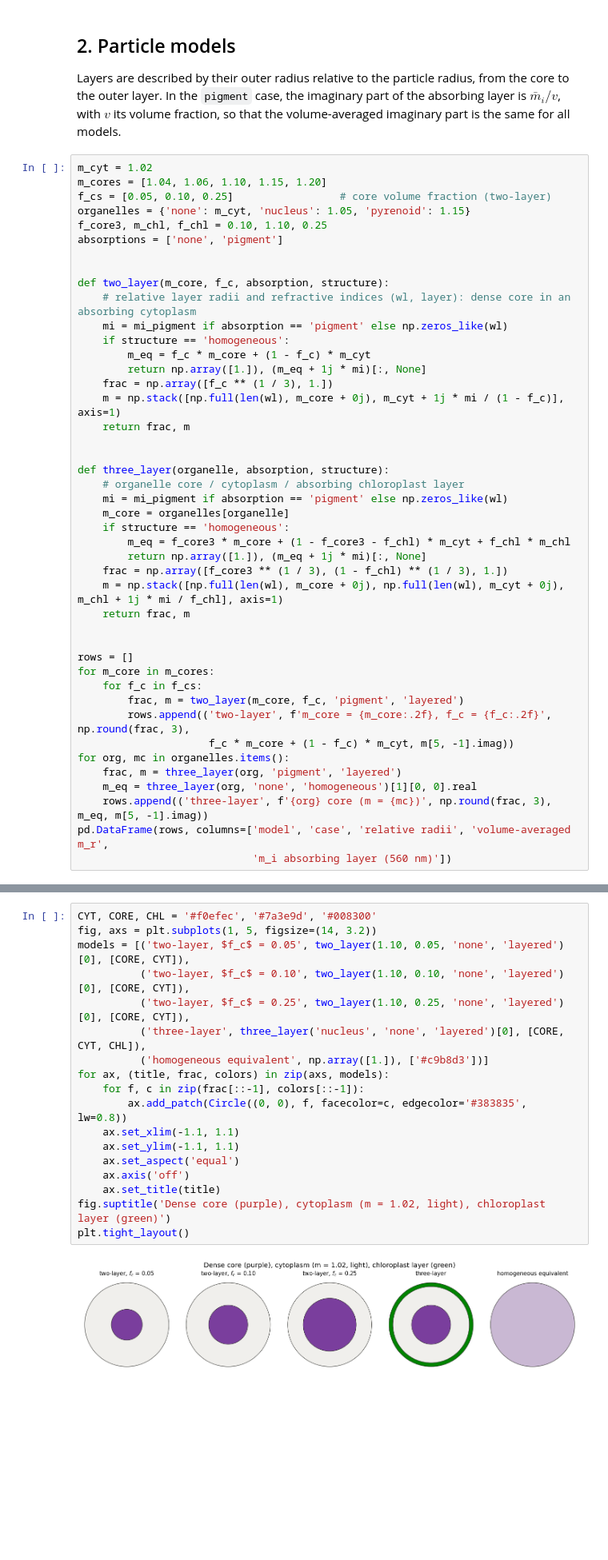
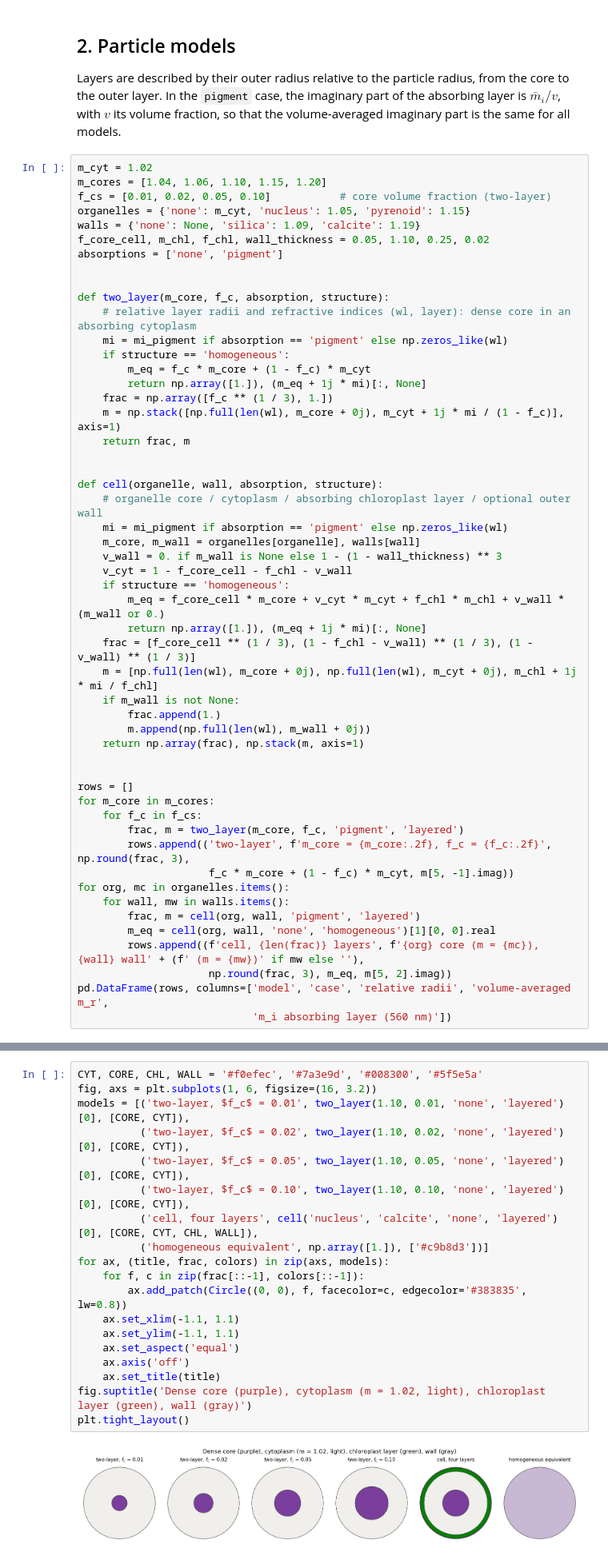
Before and after one commit to Tristanovsk/mopsmap_tbx, a Jupyter notebook: notebook/sensitivity_core_particles.ipynb, the cells around one changed output, grey strips where cells are left out. Shown at 80% size. Drawn from its saved outputs; the diff is of its cells as text; blank space fills up the shorter version.

```diff
--- a/notebook/sensitivity_core_particles.ipynb
+++ b/notebook/sensitivity_core_particles.ipynb
@@ -118,9 +123,10 @@ fraction, so that the volume-averaged imaginary part is the same for all models.
 # %%
 m_cyt = 1.02
 m_cores = [1.04, 1.06, 1.10, 1.15, 1.20]
-f_cs = [0.05, 0.10, 0.25]                 # core volume fraction (two-layer)
+f_cs = [0.01, 0.02, 0.05, 0.10]           # core volume fraction (two-layer)
 organelles = {'none': m_cyt, 'nucleus': 1.05, 'pyrenoid': 1.15}
-f_core3, m_chl, f_chl = 0.10, 1.10, 0.25
+walls = {'none': None, 'silica': 1.09, 'calcite': 1.19}
+f_core_cell, m_chl, f_chl, wall_thickness = 0.05, 1.10, 0.25, 0.02
 absorptions = ['none', 'pigment']
 
 
@@ -135,16 +141,21 @@ def two_layer(m_core, f_c, absorption, structure):
     return frac, m
 
 
-def three_layer(organelle, absorption, structure):
-    # organelle core / cytoplasm / absorbing chloroplast layer
+def cell(organelle, wall, absorption, structure):
+    # organelle core / cytoplasm / absorbing chloroplast layer / optional outer wall
     mi = mi_pigment if absorption == 'pigment' else np.zeros_like(wl)
-    m_core = organelles[organelle]
+    m_core, m_wall = organelles[organelle], walls[wall]
+    v_wall = 0. if m_wall is None else 1 - (1 - wall_thickness) ** 3
+    v_cyt = 1 - f_core_cell - f_chl - v_wall
     if structure == 'homogeneous':
-        m_eq = f_core3 * m_core + (1 - f_core3 - f_chl) * m_cyt + f_chl * m_chl
+        m_eq = f_core_cell * m_core + v_cyt * m_cyt + f_chl * m_chl + v_wall * (m_wall or 0.)
         return np.array([1.]), (m_eq + 1j * mi)[:, None]
-    frac = np.array([f_core3 ** (1 / 3), (1 - f_chl) ** (1 / 3), 1.])
-    m = np.stack([np.full(len(wl), m_core + 0j), np.full(len(wl), m_cyt + 0j), m_chl + 1j * mi / f_chl], axis=1)
-    return frac, m
+    frac = [f_core_cell ** (1 / 3), (1 - f_chl - v_wall) ** (1 / 3), (1 - v_wall) ** (1 / 3)]
+    m = [np.full(len(wl), m_core + 0j), np.full(len(wl), m_cyt + 0j), m_chl + 1j * mi / f_chl]
+    if m_wall is not None:
+        frac.append(1.)
+        m.append(np.full(len(wl), m_wall + 0j))
+    return np.array(frac), np.stack(m, axis=1)
 
 
 rows = []
@@ -154,9 +165,11 @@ for m_core in m_cores:
         rows.append(('two-layer', f'm_core = {m_core:.2f}, f_c = {f_c:.2f}', np.round(frac, 3),
                      f_c * m_core + (1 - f_c) * m_cyt, m[5, -1].imag))
 for org, mc in organelles.items():
-    frac, m = three_layer(org, 'pigment', 'layered')
-    m_eq = three_layer(org, 'none', 'homogeneous')[1][0, 0].real
-    rows.append(('three-layer', f'{org} core (m = {mc})', np.round(frac, 3), m_eq, m[5, -1].imag))
+    for wall, mw in walls.items():
+        frac, m = cell(org, wall, 'pigment', 'layered')
+        m_eq = cell(org, wall, 'none', 'homogeneous')[1][0, 0].real
+        rows.append((f'cell, {len(frac)} layers', f'{org} core (m = {mc}), {wall} wall' + (f' (m = {mw})' if mw else ''),
+                     np.round(frac, 3), m_eq, m[5, 2].imag))
 pd.DataFrame(rows, columns=['model', 'case', 'relative radii', 'volume-averaged m_r',
                             'm_i absorbing layer (560 nm)'])
 # %% [output]
@@ -180,23 +193,24 @@ pd.DataFrame(rows, columns=['model', 'case', 'relative radii', 'volume-averaged
 # %%
-CYT, CORE, CHL = '#f0efec', '#7a3e9d', '#008300'
-fig, axs = plt.subplots(1, 5, figsize=(14, 3.2))
-models = [('two-layer, $f_c$ = 0.05', two_layer(1.10, 0.05, 'none', 'layered')[0], [CORE, CYT]),
+CYT, CORE, CHL, WALL = '#f0efec', '#7a3e9d', '#008300', '#5f5e5a'
+fig, axs = plt.subplots(1, 6, figsize=(16, 3.2))
+models = [('two-layer, $f_c$ = 0.01', two_layer(1.10, 0.01, 'none', 'layered')[0], [CORE, CYT]),
+          ('two-layer, $f_c$ = 0.02', two_layer(1.10, 0.02, 'none', 'layered')[0], [CORE, CYT]),
+          ('two-layer, $f_c$ = 0.05', two_layer(1.10, 0.05, 'none', 'layered')[0], [CORE, CYT]),
           ('two-layer, $f_c$ = 0.10', two_layer(1.10, 0.10, 'none', 'layered')[0], [CORE, CYT]),
-          ('two-layer, $f_c$ = 0.25', two_layer(1.10, 0.25, 'none', 'layered')[0], [CORE, CYT]),
-          ('three-layer', three_layer('nucleus', 'none', 'layered')[0], [CORE, CYT, CHL]),
+          ('cell, four layers', cell('nucleus', 'calcite', 'none', 'layered')[0], [CORE, CYT, CHL, WALL]),
           ('homogeneous equivalent', np.array([1.]), ['#c9b8d3'])]
 for ax, (title, frac, colors) in zip(axs, models):
     for f, c in zip(frac[::-1], colors[::-1]):
         ax.add_patch(Circle((0, 0), f, facecolor=c, edgecolor='#383835', lw=0.8))
     ax.set_xlim(-1.1, 1.1)
     ax.set_ylim(-1.1, 1.1)
     ax.set_aspect('equal')
     ax.axis('off')
     ax.set_title(title)
-fig.suptitle('Dense core (purple), cytoplasm (m = 1.02, light), chloroplast layer (green)')
+fig.suptitle('Dense core (purple), cytoplasm (m = 1.02, light), chloroplast layer (green), wall (gray)')
 plt.tight_layout()
 # %% [output]
-[figure, old version]
+[figure, new version]
 # %% [markdown]
 ## 3. Multilayer Mie computations
 
```
Also changed, not shown: parts of 24 cells of this notebook, 1 other file.
